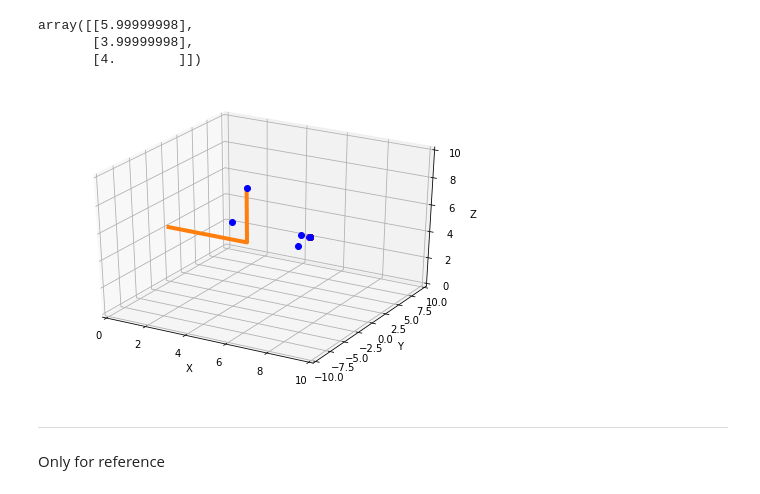
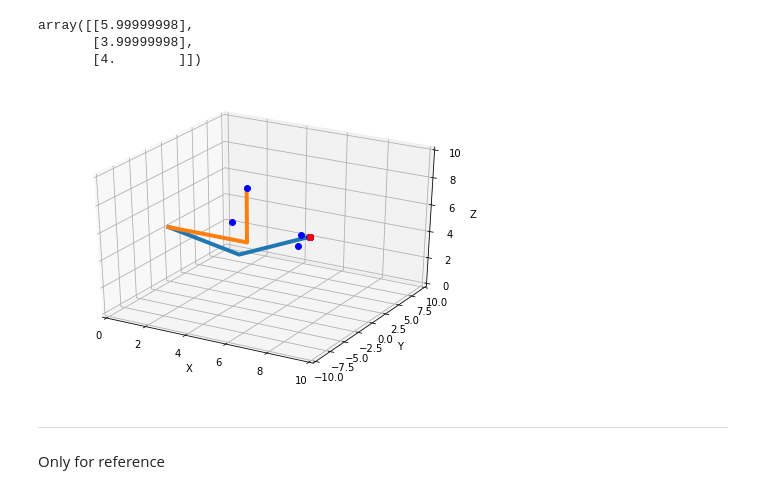
Before and after one commit to amit-420/robotic_arm, a Jupyter notebook: Inverse_Kinematics.ipynb, the cells around one changed output. Cells and saved outputs as stored; diff of their text form; code cells hidden in the pictures.

```diff
--- a/Inverse_Kinematics.ipynb
+++ b/Inverse_Kinematics.ipynb
@@ -208,39 +200,40 @@ def run_animation(np_p_1,np_p_2,np_p_3,np_p_4,record):
     ax.set_ylabel('Y')
     ax.set_zlim3d([0,10])
     ax.set_zlabel('Z')
 
-    line, = ax.plot3D([0],[0],[0], lw = 4)
-    line1, = ax.plot3D([0],[0],[0], lw = 4)
+    line, = ax.plot([],[],[], lw = 4)
+    line1, = ax.plot([],[],[], lw = 4)
 
 
     def init():
         o1,o2,o3 = record[0][0],record[0][1],record[0][2]
-        line.set_data([0],[0])
-        line.set_3d_properties([0])
+        ax.plot([6],[4],[4],'ro')
+        # line.set_data([0],[0])
+        # line.set_3d_properties([0])
         line1.set_data([0,np_p_3(o1,o2,o3)[0],np_p_4(o1,o2,o3)[0]],
                       [0,np_p_3(o1,o2,o3)[1],np_p_4(o1,o2,o3)[1]])
         line1.set_3d_properties([4,np_p_3(o1,o2,o3)[2],np_p_4(o1,o2,o3)[2]])
         return line, line1,
 
     def animate(i):
         o1,o2,o3 = record[i][0],record[i][1],record[i][2]
 
         ax.plot([6],[4],[4],'ro')
 
         ax.plot(np_p_4(o1,o2,o3)[0],np_p_4(o1,o2,o3)[1],np_p_4(o1,o2,o3)[2],'bo')
 
         line.set_data([0,np_p_3(o1,o2,o3)[0],np_p_4(o1,o2,o3)[0]],
                       [0,np_p_3(o1,o2,o3)[1],np_p_4(o1,o2,o3)[1]])
         line.set_3d_properties([4,np_p_3(o1,o2,o3)[2],np_p_4(o1,o2,o3)[2]])
         return line,
 
     anim = animation.FuncAnimation(fig,animate, init_func = init,frames = len(record),interval = 10,blit = False)
-    anim.save('inverse_kinematics.mp4',writer = 'ffmpeg', fps =1 )
+    anim.save('inverse_kinematics.mp4',writer = 'ffmpeg', fps = 1)
     plt.show()
 
 run_animation(np_p_1,np_p_2,np_p_3,np_p_4,record)
 # %% [output]
-[figure, old version]
+[figure, new version]
 # %% [markdown]
 
 
```
Also changed, not shown: parts of 3 cells of this notebook.
